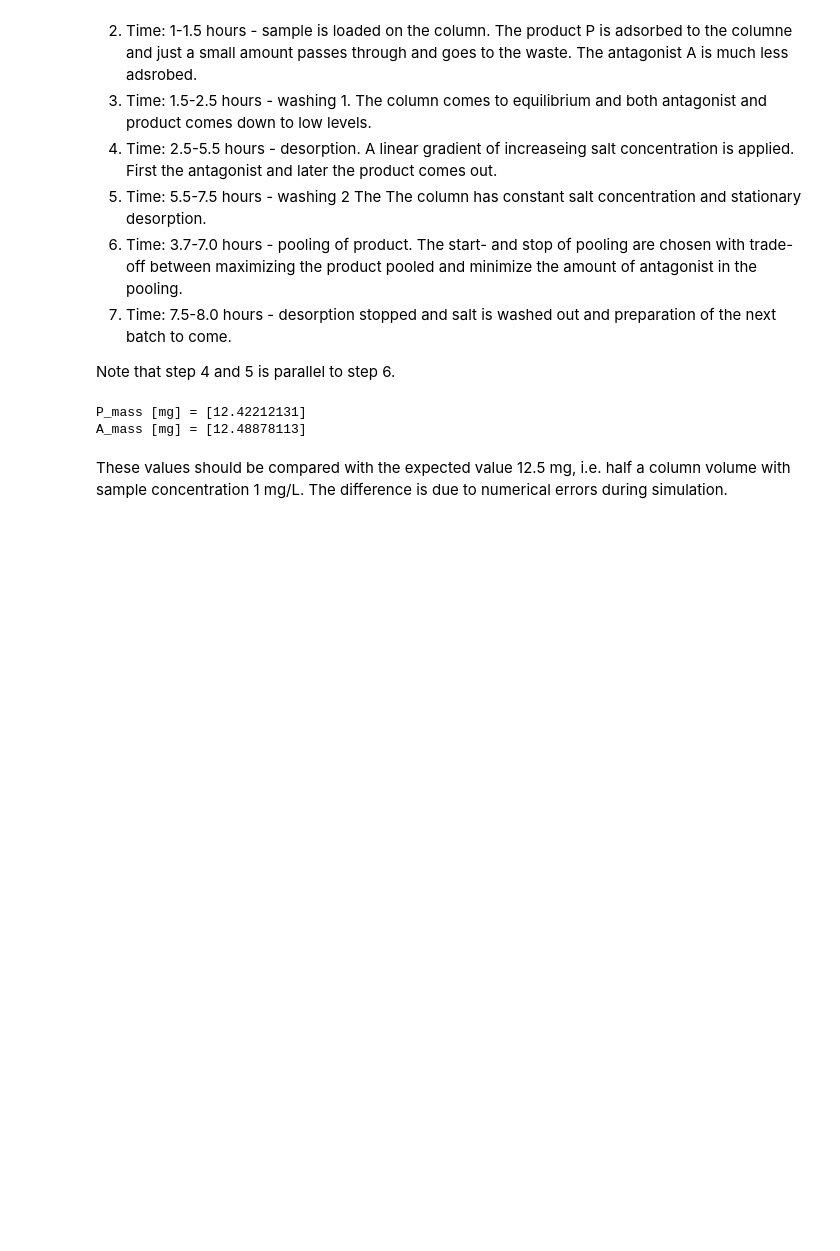
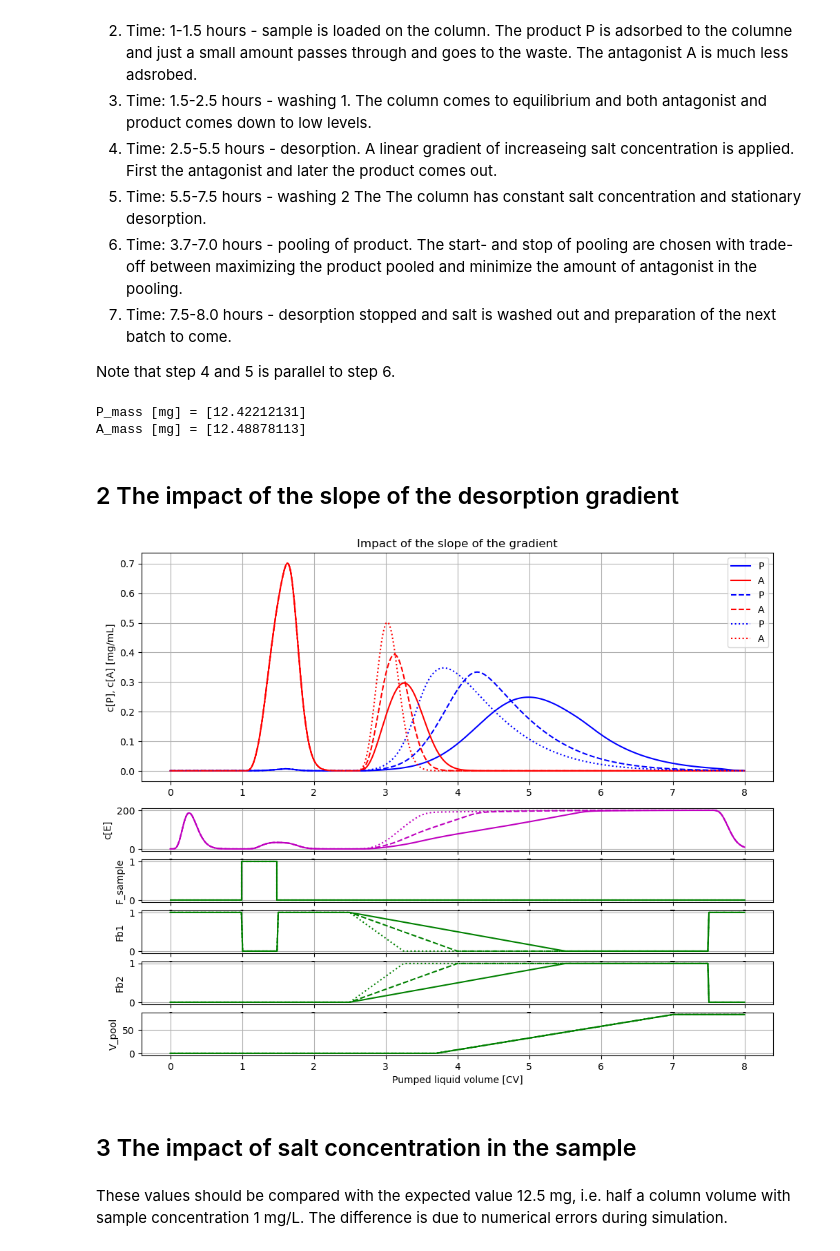
Before and after one commit to janpeter19/BPL_IEC_operation, a Jupyter notebook: BPL_IEC_operation.ipynb, the cells around one changed output. Cells and saved outputs as stored; diff of their text form; code cells hidden in the pictures; blank space fills up the shorter version.

```diff
--- a/BPL_IEC_operation.ipynb
+++ b/BPL_IEC_operation.ipynb
@@ -104,5 +106,27 @@ print('A_mass [mg] =', A_mass)
 # %% [output]
 P_mass [mg] = [12.42212131]
 A_mass [mg] = [12.48878113]
+# %% [markdown]
+## 2 The impact of the slope of the desorption gradient
+# %%
+# Simulations showing the impact of change of slope of the desorption gradient
+newplot(title='Impact of the slope of the gradient', plotType='Elution-conductivity-vs-CV-combined-all')
+
+# Same gradienet as before
+par(start_desorption=(CV_ekv+CV_ads+CV_wash)*V, stationary_desorption=(CV_ekv+ CV_ads+CV_wash+CV_desorb)*V)
+par(stop_desorption=7.5*V)
+simu((CV_ekv+CV_ads+CV_wash+CV_desorb+CV_wash2)*V/VFR)
+
+# Gradeint finishes after 0.5 of the volume
+par(stationary_desorption = (CV_ekv + CV_ads + CV_wash + 0.5*CV_desorb)*V )
+simu((CV_ekv+CV_ads+CV_wash+CV_desorb+CV_wash2)*V/VFR)
+
+# Fradient finishes after 0.25 of the volume
+par(stationary_desorption = (CV_ekv + CV_ads + CV_wash + 0.25*CV_desorb)*V )
+simu((CV_ekv+CV_ads+CV_wash+CV_desorb+CV_wash2)*V/VFR)
+# %% [output]
+[figure, added]
+# %% [markdown]
+## 3 The impact of salt concentration in the sample
 # %% [markdown]
 These values should be compared with the expected value 12.5 mg, i.e. half a column volume with sample concentration 1 mg/L. The difference is due to numerical errors during simulation.
```
Also changed, not shown: parts of 16 cells of this notebook, 1 other file.
